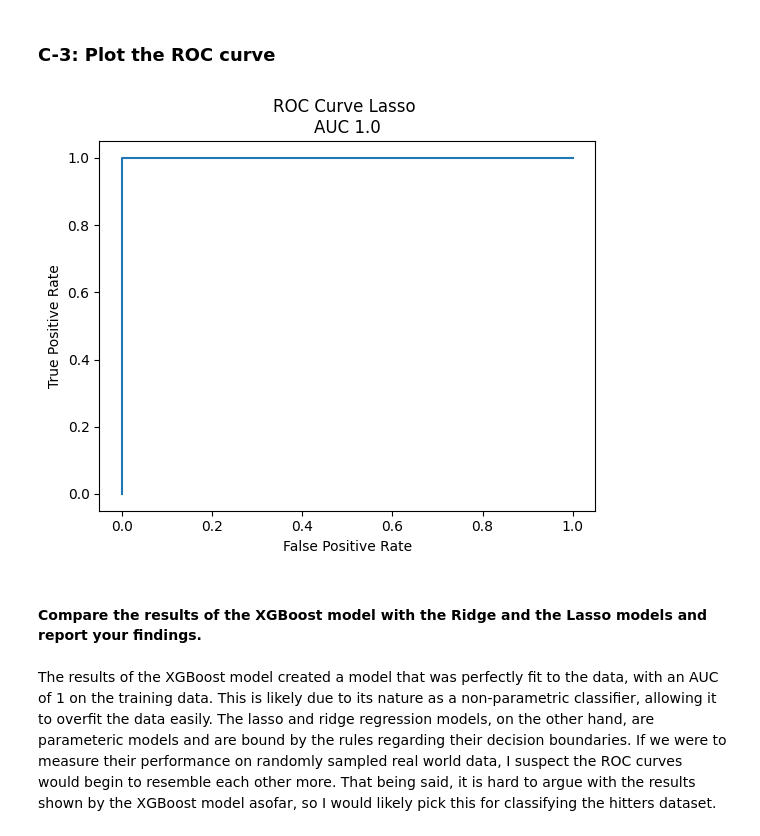
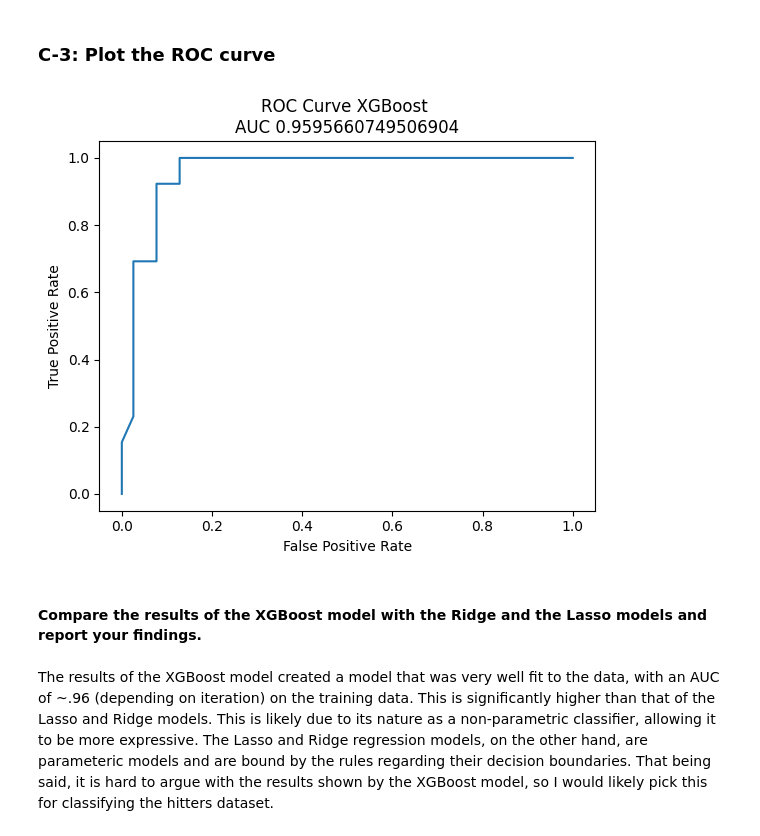
Before and after one commit to Tombo-Combo77/633Hw2, a Jupyter notebook: CSCE633_HW2_Starter_Notebook.ipynb, the cells around one changed output. Drawn from its saved outputs; the diff is of its cells as text; code cells hidden in the pictures.

```diff
--- a/CSCE633_HW2_Starter_Notebook.ipynb
+++ b/CSCE633_HW2_Starter_Notebook.ipynb
@@ -156,7 +153,6 @@ def train_lasso( x_train: np.ndarray, y_train:np.ndarray, x_val: np.ndarray, y_v
     alpha_vals = [1e-3, 1e-2, 1e-1, 1, 1e1, 1e2, 1e3]
 
     ## YOUR CODE HERE
-    bestModel = None
     maxAuc = 0
     for alpha in alpha_vals:
         model = Lasso(alpha = alpha,  max_iter = max_iter)
@@ -164,22 +160,20 @@ def train_lasso( x_train: np.ndarray, y_train:np.ndarray, x_val: np.ndarray, y_v
         fpr, tpr, thresholds = metrics.roc_curve(y_val, model.predict(x_val))
         auc = metrics.auc(fpr, tpr)
         aucs_lasso.append(auc)
-        if auc>maxAuc:
-            bestModel=model
-    print("Lasso AUC's: ", aucs_lasso)
     return {A: B for A, B in zip(alpha_vals, aucs_lasso)}
 
 #This section mirrors the previous section, with the same algorithm being used
 lasso_score = train_lasso(trFeat, trLbl, valFeat, valLbl)
-alphas, rs =zip(*lasso_score.items())
+alphas, aucs =zip(*lasso_score.items())
 alphas = np.asarray(alphas)
-rs = np.asarray(rs)
-plt.scatter(alphas, rs, color='red')
-r2 = rs**2 #If I square this parameter, I put more emphasis on the good estimate margin
-opt_alphaL = 10**(np.sum((r2*np.log(alphas)))/np.sum(r2))
+aucs = np.asarray(aucs)
+plt.scatter(alphas, aucs, color='red')
+aucs2 = aucs**2 #If I square this parameter, I put more emphasis on the good estimate margin
+opt_alphaL = 10**(np.sum((aucs2*np.log(alphas)))/np.sum(aucs2))
 plt.scatter(opt_alphaL, 1, color='green')
 plt.xscale('log')
 plt.show()
 
+print("Lasso AUCs: {}".format(aucs))
 print("Optimal Lasso Value: ", opt_alphaL)
 # %% [output]
@@ -794,23 +776,24 @@ def train_XGBoost( x_train: np.ndarray, y_train:np.ndarray, x_val: np.ndarray, y
     maxXgb = 0
     for alpha in alpha_vals:
         params['eta'] = alpha
-        model = xgb.train(params=params, dtrain = dtrain_reg) #in this library learning rate is eta (or the thing most akin to it)
+        model = xgb.train(params=params, dtrain = dtrain_reg) #in this library learning rate is eta
         fpr, tpr, thresholds = metrics.roc_curve(y_val, model.predict(dval_reg))
         auc = metrics.auc(fpr, tpr)
         aucs_xgboost.append(auc)
         if auc>maxXgb:
             bestModel=model
             maxXgb = auc
-    print("Lasso AUC's: ", aucs_xgboost)
     return {A: B for A, B in zip(alpha_vals, aucs_xgboost)}
 
 xgb_score = train_XGBoost(trFeat, trLbl, valFeat, valLbl)
-alphas, rs =zip(*xgb_score.items())
+alphas, aucs =zip(*xgb_score.items())
+
+print("XGBoost AUCs: ", aucs)
 alphas = np.asarray(alphas)
-rs = np.asarray(rs)
-plt.scatter(alphas, rs, color='red')
-r2 = rs**2 #If I square this parameter, I put more emphasis on the good estimate margin
-opt_alphaX = 10**(np.sum((r2*np.log(alphas)))/np.sum(r2))
+aucs = np.asarray(aucs)
+plt.scatter(alphas, aucs, color='red')
+aucs2 = aucs**2 #If I square this parameter, I put more emphasis on the good estimate margin
+opt_alphaX = 10**(np.sum((aucs2*np.log(alphas)))/np.sum(aucs2))
 plt.scatter(opt_alphaX, 1, color='green')
 plt.xscale('log')
 plt.show()
@@ -834,30 +815,27 @@ model_X = model_X.fit(trFeat, trLbl)
 ### C-3: Plot the ROC curve
 # %%
 ## YOUR CODE HERE
-pred = model_X.predict_proba(trFeat)
+# Normalizing the predictions to use with the roc curve calculations
+pred = model_X.predict_proba(tstFeat)
 confidence = np.amax(pred, axis=-1)
 guess = np.argmax(pred, axis=-1)
 guess = (guess*2) - 1
 y_score = guess*confidence
 
-#TODO: Double check this
-# print(y_score)
-
-fpr, tpr, thresholds = metrics.roc_curve(trLbl, y_score)
+fpr, tpr, thresholds = metrics.roc_curve(tstLbl, y_score)
 auc = metrics.auc(fpr, tpr)
 
-# print(fpr, tpr, thresholds)
-#Plotting the ROC curve
+# Plotting the ROC curve
 plt.plot(fpr, tpr)
 plt.xlabel("False Positive Rate")
 plt.ylabel("True Positive Rate")
-plt.title("ROC Curve Lasso \nAUC {}".format(auc))
+plt.title("ROC Curve XGBoost \nAUC {}".format(auc))
 #I didnt add a legend because I wasnt certain of what it would include
 plt.show()
 # %% [output]
-[figure, old version]
+[figure, new version]
 # %% [markdown]
 #### Compare the results of the XGBoost model with the Ridge and the Lasso models and report your findings.
 # %% [markdown]
-The results of the XGBoost model created a model that was perfectly fit to the data, with an AUC of 1 on the training data. This is likely due to its nature as a non-parametric classifier, allowing it to overfit the data easily. The lasso and ridge regression models, on the other hand, are parameteric models and are bound by the rules regarding their decision boundaries.
-If we were to measure their performance on randomly sampled real world data, I suspect the ROC curves would begin to resemble each other more. That being said, it is hard to argue with the results shown by the XGBoost model asofar, so I would likely pick this for classifying the hitters dataset.
+The results of the XGBoost model created a model that was very well fit to the data, with an AUC of ~.96 (depending on iteration) on the training data. This is significantly higher than that of the Lasso and Ridge models. This is likely due to its nature as a non-parametric classifier, allowing it to be more expressive. The Lasso and Ridge regression models, on the other hand, are parameteric models and are bound by the rules regarding their decision boundaries.
+That being said, it is hard to argue with the results shown by the XGBoost model, so I would likely pick this for classifying the hitters dataset.
```
Also changed, not shown: parts of 15 cells of this notebook.
